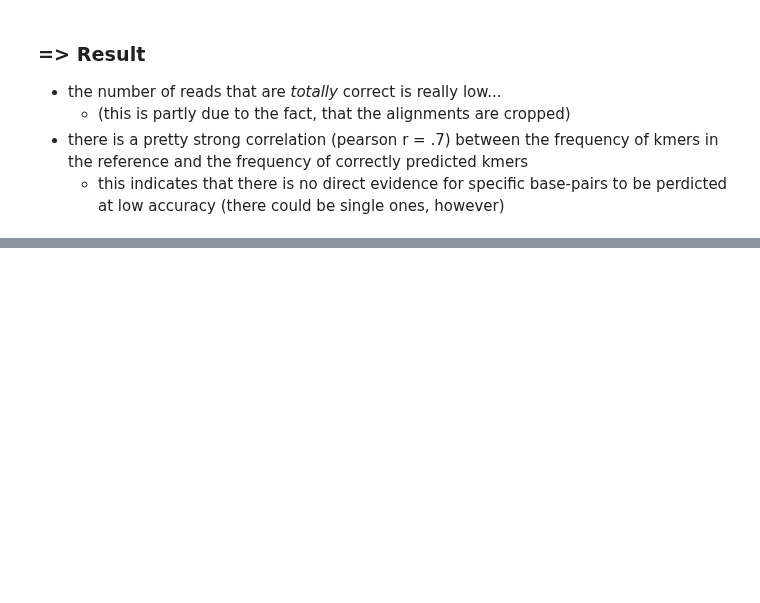
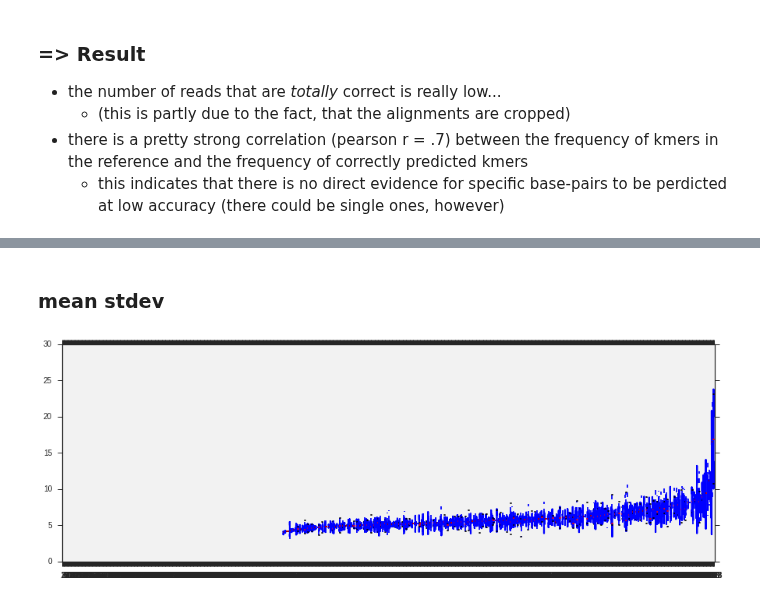
Before and after one commit to grst/nanopore-notebooks, a Jupyter notebook: notebooks/kmer analysis.ipynb, the cells around one changed output, grey strips where cells are left out. Saved outputs shown, nothing was run; the diff lists cells and outputs as text; code cells hidden in the pictures; blank space fills up the shorter version.

```diff
--- a/notebooks/kmer analysis.ipynb
+++ b/notebooks/kmer analysis.ipynb
@@ -316,0 +341,14 @@ ratio 0.00570039173308
+# %% [markdown]
+### mean stdev
+# %%
+stdev_map = {}
+for kmer, events in ev_map.items():
+    kmer_std = []
+    for ev in events:
+        l, r = ev["start"], ev["end"]
+        ch = ev["channel"]
+        kmer_std.append(np.std(all_raw[ch][l:r]))
+    stdev_map[kmer] = kmer_std
+sorted_boxplot(stdev_map)
+# %% [output]
+[figure, added]
```
Also changed, not shown: parts of 8 cells of this notebook.
